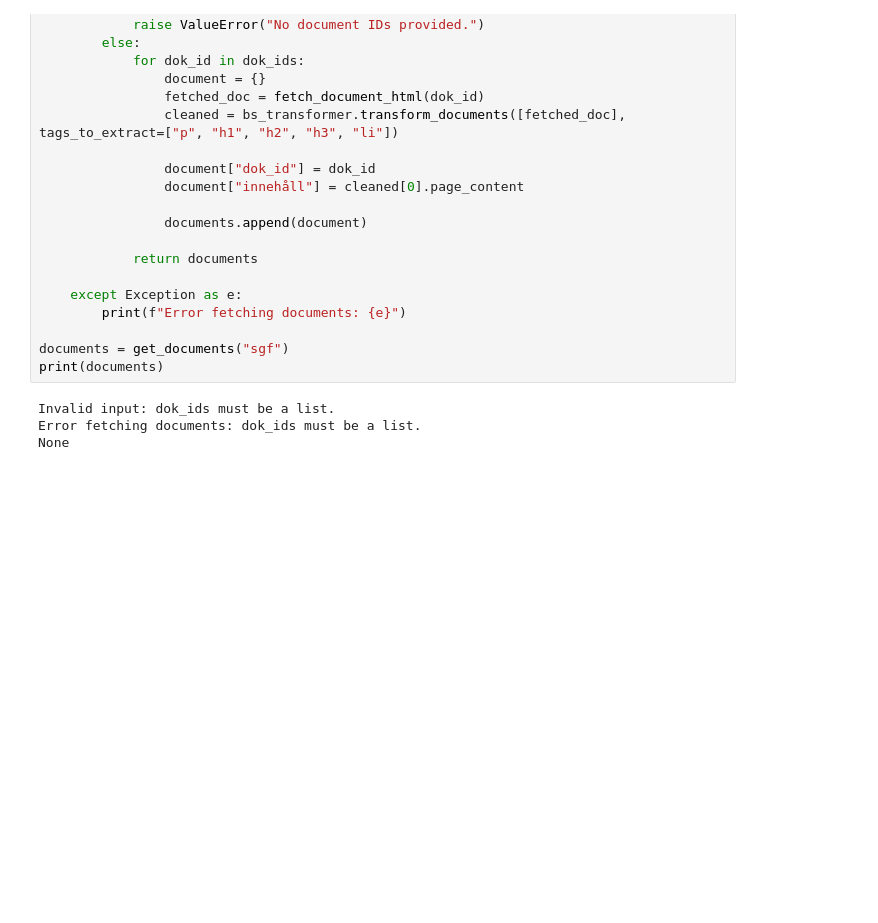
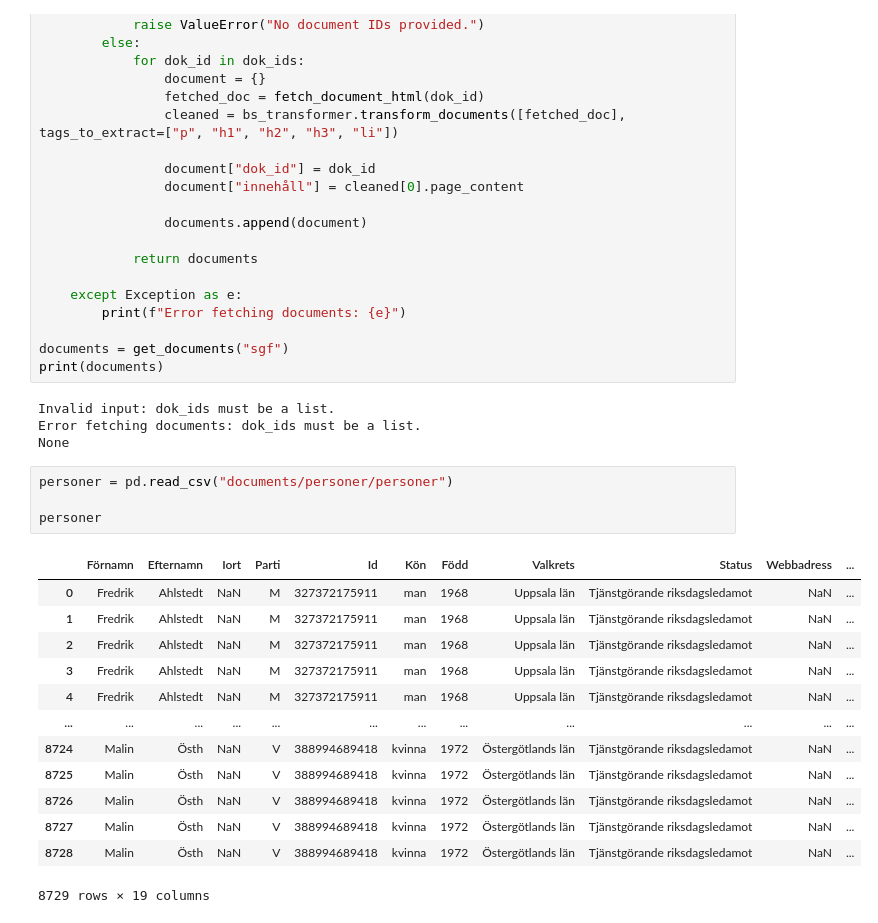
Before and after one commit to Marchant01/Parl-Check, a Jupyter notebook: notebook.ipynb, the cells around one changed output. Cells and saved outputs as stored; diff of their text form; blank space fills up the shorter version.

```diff
--- a/notebook.ipynb
+++ b/notebook.ipynb
@@ -252,3 +247,21 @@ print(documents)
 Invalid input: dok_ids must be a list.
 Error fetching documents: dok_ids must be a list.
 None
+# %%
+personer = pd.read_csv("documents/personer/personer")
+
+personer
+# %% [output]
+|  | Förnamn | Efternamn | Iort | Parti | Id | Kön | Född | Valkrets | Status | Webbadress | ... |
+| 0 | Fredrik | Ahlstedt | NaN | M | 327372175911 | man | 1968 | Uppsala län | Tjänstgörande riksdagsledamot | NaN | ... |
+| 1 | Fredrik | Ahlstedt | NaN | M | 327372175911 | man | 1968 | Uppsala län | Tjänstgörande riksdagsledamot | NaN | ... |
+| 2 | Fredrik | Ahlstedt | NaN | M | 327372175911 | man | 1968 | Uppsala län | Tjänstgörande riksdagsledamot | NaN | ... |
+| 3 | Fredrik | Ahlstedt | NaN | M | 327372175911 | man | 1968 | Uppsala län | Tjänstgörande riksdagsledamot | NaN | ... |
+| 4 | Fredrik | Ahlstedt | NaN | M | 327372175911 | man | 1968 | Uppsala län | Tjänstgörande riksdagsledamot | NaN | ... |
+| ... | ... | ... | ... | ... | ... | ... | ... | ... | ... | ... | ... |
+| 8724 | Malin | Östh | NaN | V | 388994689418 | kvinna | 1972 | Östergötlands län | Tjänstgörande riksdagsledamot | NaN | ... |
+| 8725 | Malin | Östh | NaN | V | 388994689418 | kvinna | 1972 | Östergötlands län | Tjänstgörande riksdagsledamot | NaN | ... |
+| 8726 | Malin | Östh | NaN | V | 388994689418 | kvinna | 1972 | Östergötlands län | Tjänstgörande riksdagsledamot | NaN | ... |
+| 8727 | Malin | Östh | NaN | V | 388994689418 | kvinna | 1972 | Östergötlands län | Tjänstgörande riksdagsledamot | NaN | ... |
+| 8728 | Malin | Östh | NaN | V | 388994689418 | kvinna | 1972 | Östergötlands län | Tjänstgörande riksdagsledamot | NaN | ... |
+8729 rows × 19 columns
```
Also changed, not shown: parts of 2 cells of this notebook, 13 other files.
